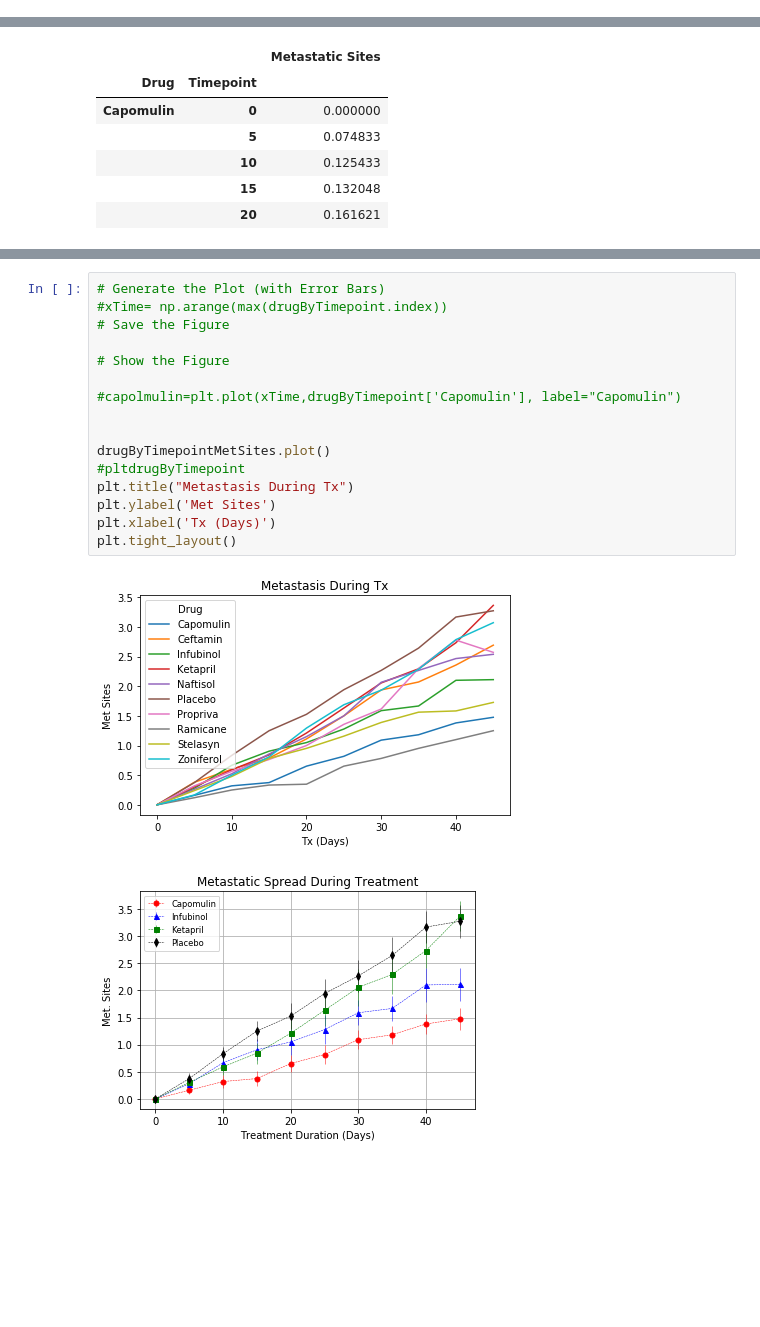
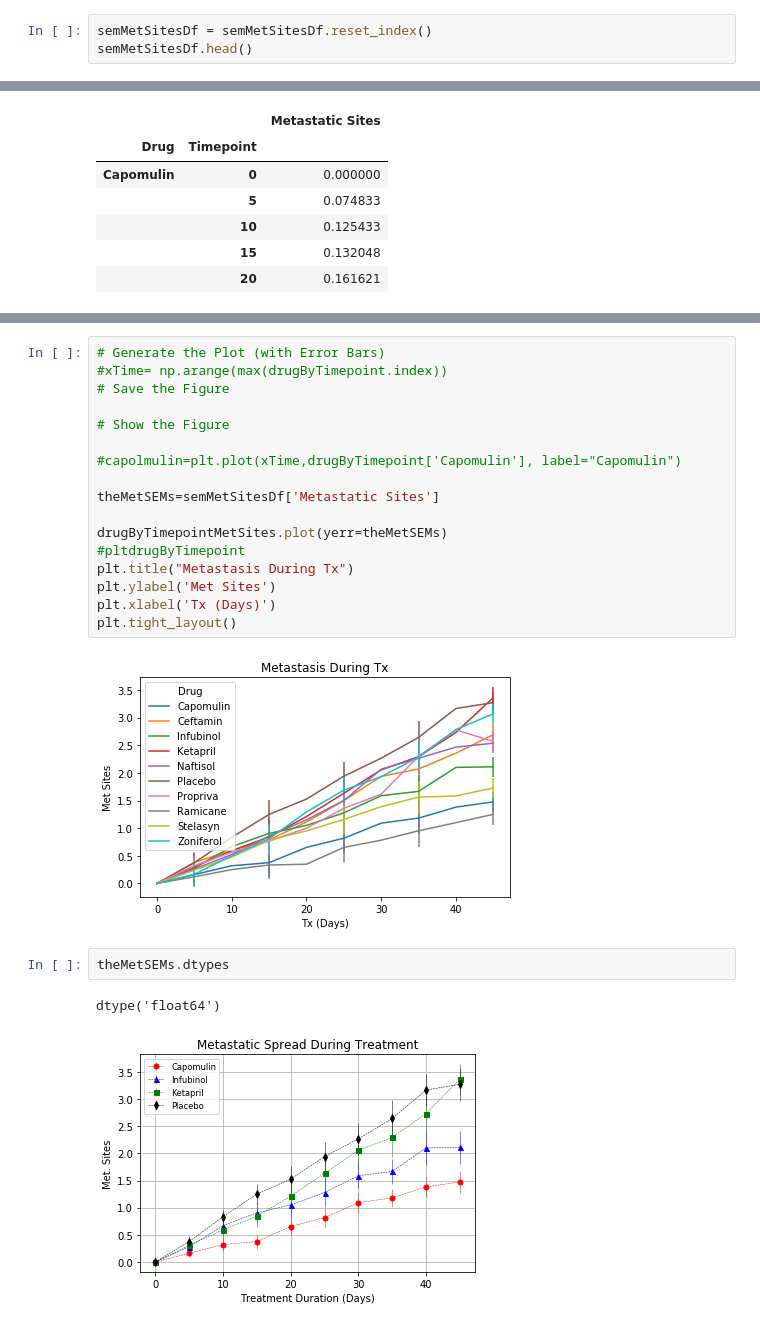
Before and after one commit to ghteds/homework, a Jupyter notebook: hwmatplotlib/pymaceuticals_starter.ipynb, the cells around one changed output, grey strips where cells are left out. Cells and saved outputs as stored; diff of their text form; blank space fills up the shorter version.

```diff
--- a/hwmatplotlib/pymaceuticals_starter.ipynb
+++ b/hwmatplotlib/pymaceuticals_starter.ipynb
@@ -200,3 +209,6 @@ semMetSitesDf.head()
 |  | 10 | 0.125433 |
 |  | 15 | 0.132048 |
 |  | 20 | 0.161621 |
+# %%
+semMetSitesDf = semMetSitesDf.reset_index()
+semMetSitesDf.head()
@@ -235,21 +254,26 @@ drugByTimepointMetSites.head()
 # %%
 # Generate the Plot (with Error Bars)
 #xTime= np.arange(max(drugByTimepoint.index))
 # Save the Figure
 
 # Show the Figure
 
 #capolmulin=plt.plot(xTime,drugByTimepoint['Capomulin'], label="Capomulin")
 
+theMetSEMs=semMetSitesDf['Metastatic Sites']
 
-drugByTimepointMetSites.plot()
+drugByTimepointMetSites.plot(yerr=theMetSEMs)
 #pltdrugByTimepoint
 plt.title("Metastasis During Tx")
 plt.ylabel('Met Sites')
 plt.xlabel('Tx (Days)')
 plt.tight_layout()
 # %% [output]
-[figure, old version]
+[figure, new version]
+# %%
+theMetSEMs.dtypes
+# %% [output]
+dtype('float64')
 # %%
 # %% [output]
 [figure]
```
Also changed, not shown: parts of 10 cells of this notebook, 1 other file.
